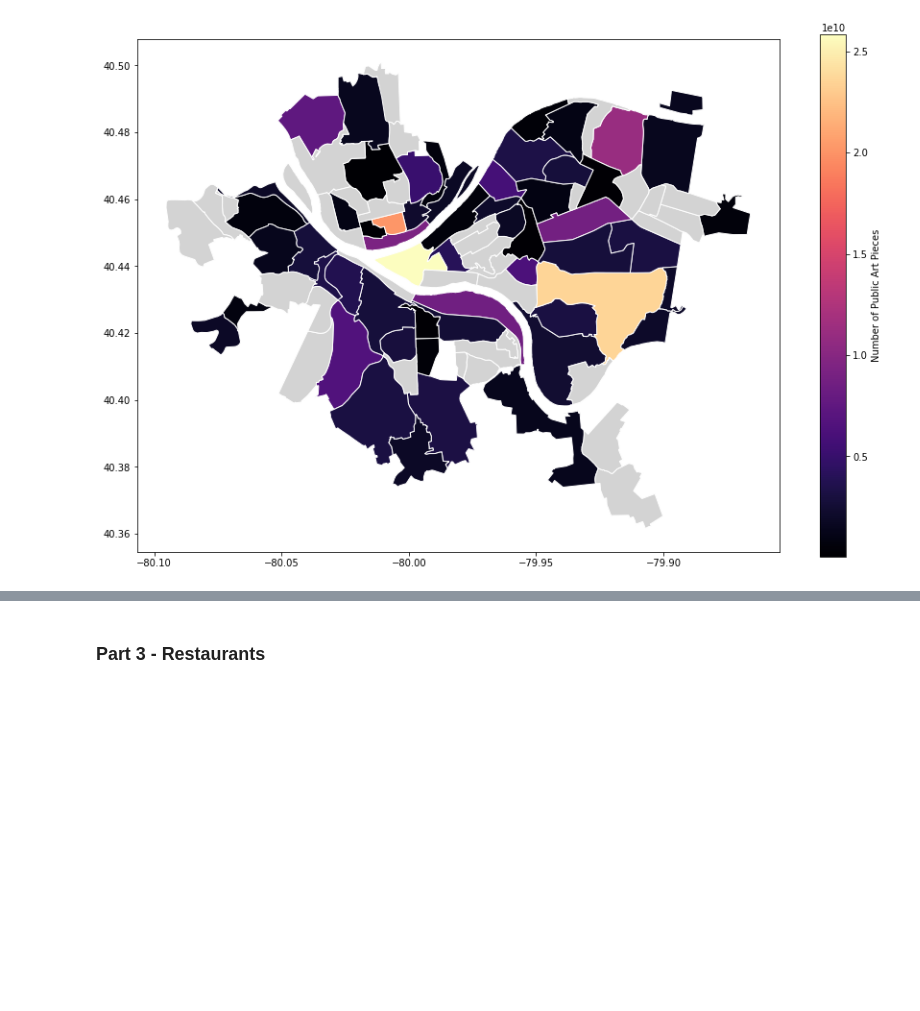
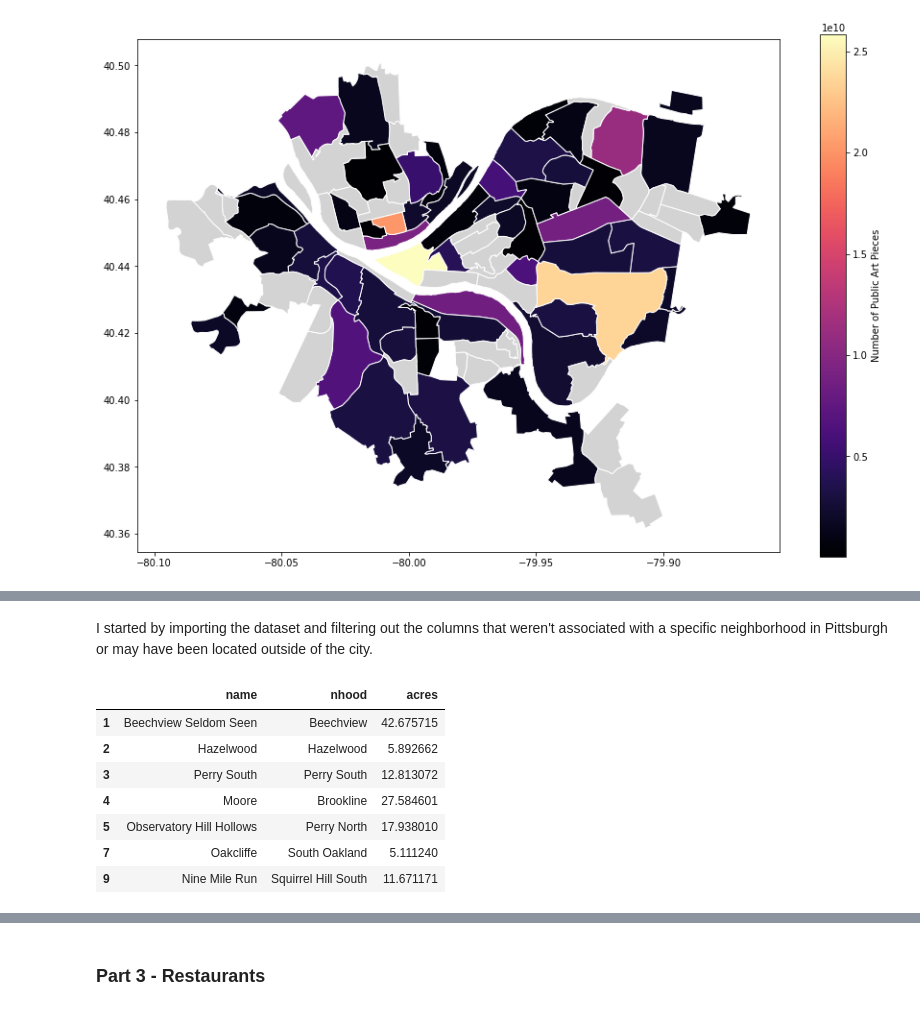
Before and after one commit to yimijj/CMPINF0010-Final-Project, a Jupyter notebook: FinalReport-Notebook.ipynb, the cells around one changed output, grey strips where cells are left out. Cells and saved outputs as stored; diff of their text form; code cells hidden in the pictures; blank space fills up the shorter version.

```diff
--- a/FinalReport-Notebook.ipynb
+++ b/FinalReport-Notebook.ipynb
@@ -168,0 +175,26 @@ artpubweimap.plot(column='id',cmap='magma',
+# %% [markdown]
+I started by importing the dataset and filtering out the columns that weren't associated with a specific neighborhood in Pittsburgh or may have been located outside of the city.
+# %%
+greenways = pd.read_csv("Greenways1.csv", sep=',') #reading in the csv
+
+
+name = greenways["name"]
+acres = greenways["acres"]
+nhood = greenways["nhood"]
+area = greenways["area"]
+greenways.dropna() #dropping NaN values
+
+
+#importing the relevant columns
+greenways_chart = greenways[["name", "nhood", "acres"]]
+greenways_chart.sort_values("acres", ascending=False)
+greenways_chart.dropna() #dropping NaN values
+# %% [output]
+|  | name | nhood | acres |
+| 1 | Beechview Seldom Seen | Beechview | 42.675715 |
+| 2 | Hazelwood | Hazelwood | 5.892662 |
+| 3 | Perry South | Perry South | 12.813072 |
+| 4 | Moore | Brookline | 27.584601 |
+| 5 | Observatory Hill Hollows | Perry North | 17.938010 |
+| 7 | Oakcliffe | South Oakland | 5.111240 |
+| 9 | Nine Mile Run | Squirrel Hill South | 11.671171 |
```
Also changed, not shown: parts of 11 cells of this notebook.
